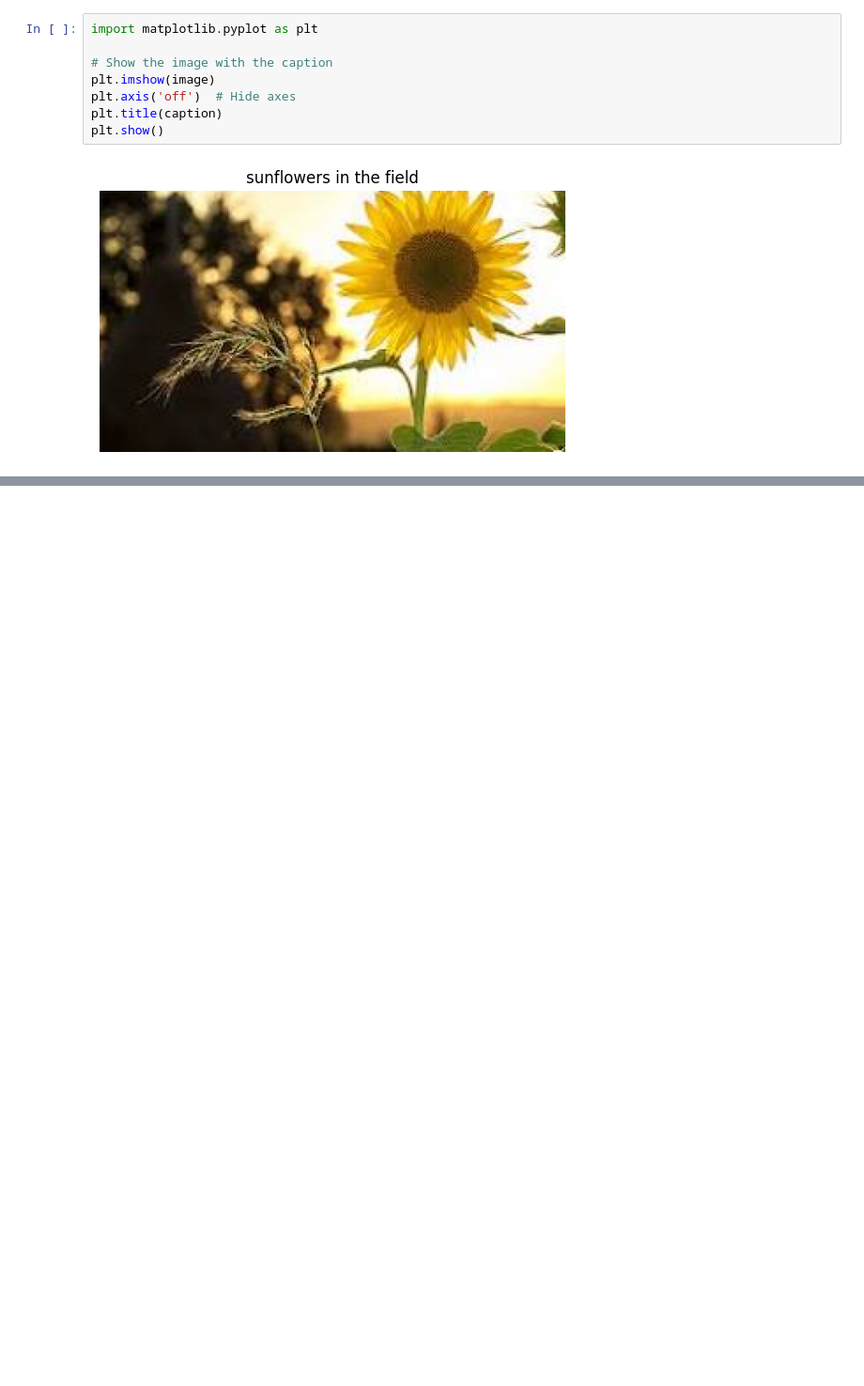
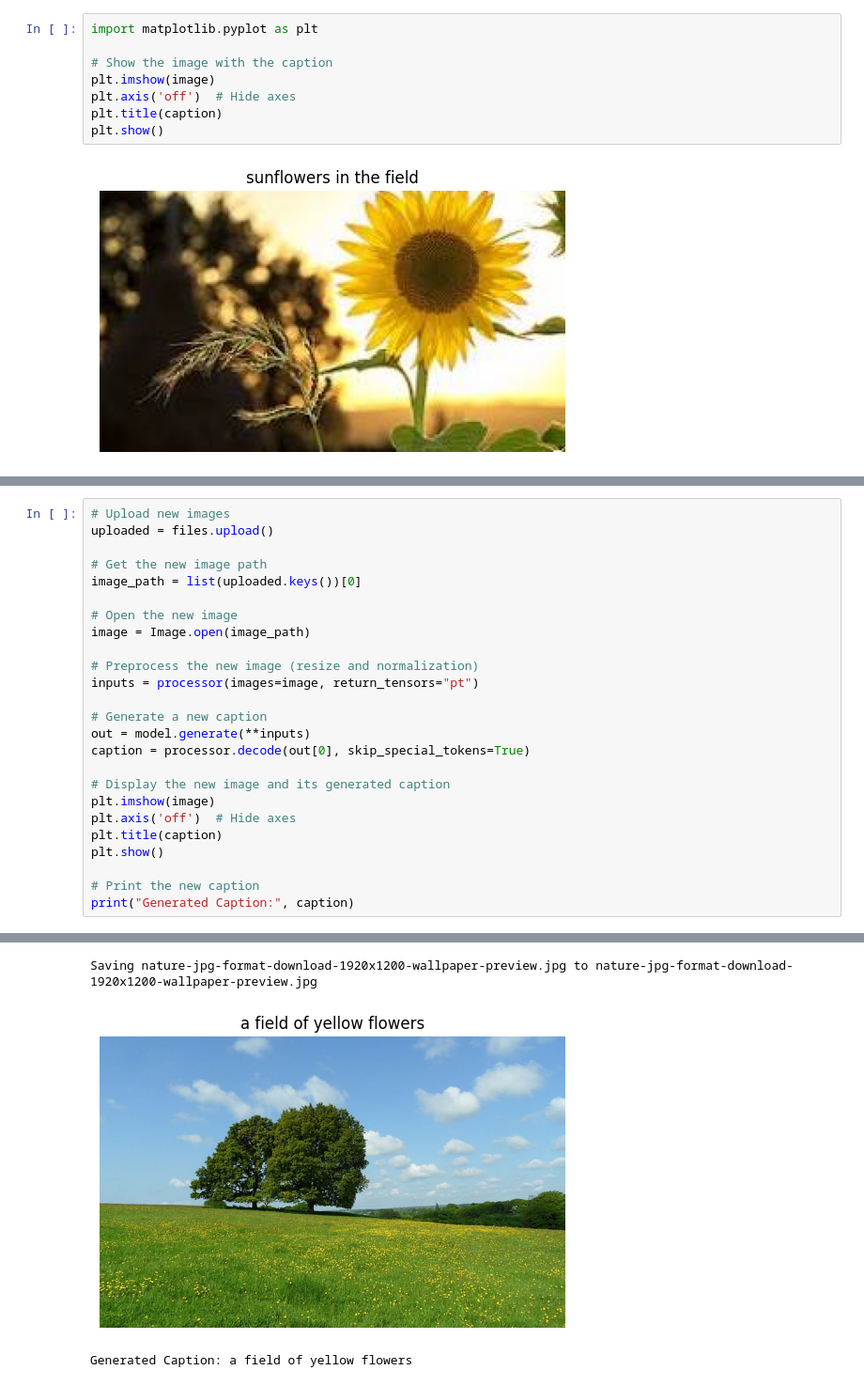
Before and after one commit to Mnv31/Image-Caption-Generator, a Jupyter notebook: Caption_Generator.ipynb, the cells around one changed output, grey strips where cells are left out. Shown at 94% size. Cells and saved outputs as stored; diff of their text form; blank space fills up the shorter version.

```diff
--- a/Caption_Generator.ipynb
+++ b/Caption_Generator.ipynb
@@ -166,0 +197,26 @@ plt.show()
+# %%
+# Upload new images
+uploaded = files.upload()
+
+# Get the new image path
+image_path = list(uploaded.keys())[0]
+
+# Open the new image
+image = Image.open(image_path)
+
+# Preprocess the new image (resize and normalization)
+inputs = processor(images=image, return_tensors="pt")
+
+# Generate a new caption
+out = model.generate(**inputs)
+caption = processor.decode(out[0], skip_special_tokens=True)
+
+# Display the new image and its generated caption
+plt.imshow(image)
+plt.axis('off')  # Hide axes
+plt.title(caption)
+plt.show()
+
+# Print the new caption
+print("Generated Caption:", caption)
+# %% [output]
@@ -166,0 +224,3 @@ plt.show()
+Saving nature-jpg-format-download-1920x1200-wallpaper-preview.jpg to nature-jpg-format-download-1920x1200-wallpaper-preview.jpg
+[figure, added]
+Generated Caption: a field of yellow flowers
```
Also changed, not shown: parts of 2 cells of this notebook.
